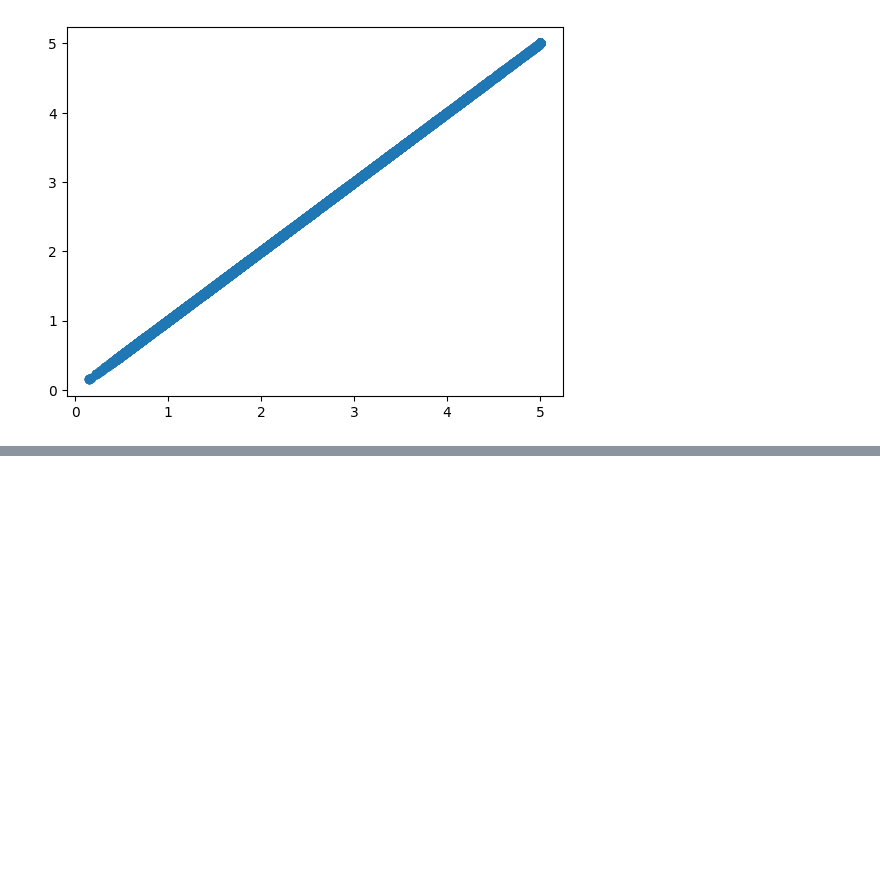
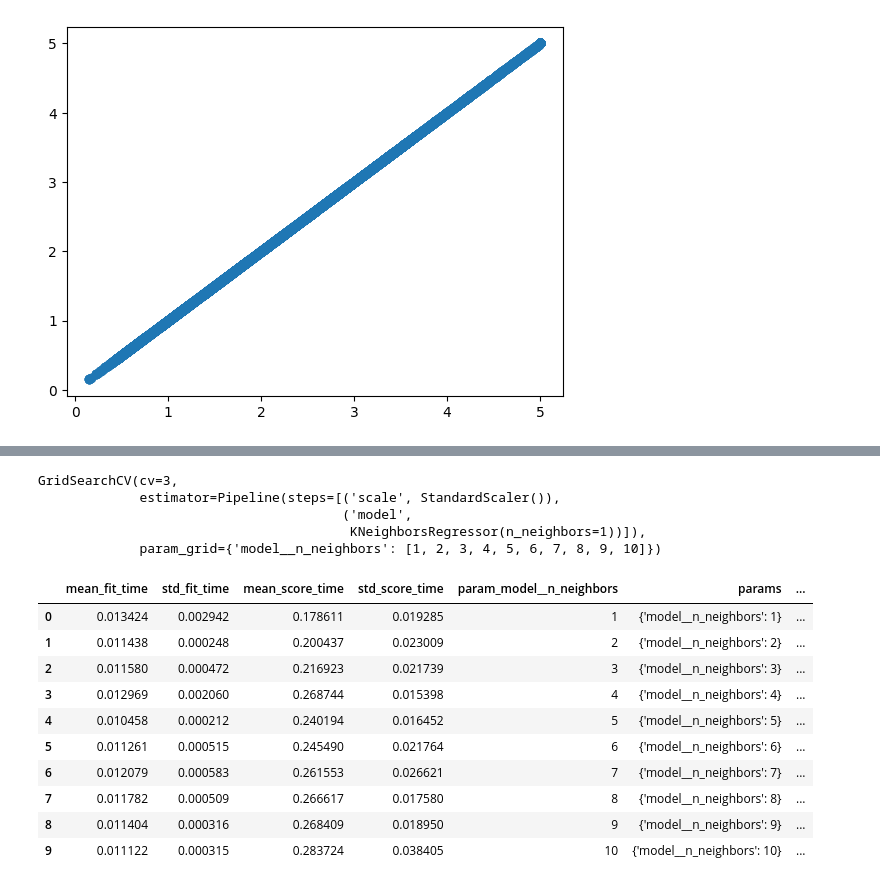
Before and after one commit to Avinash-Tamarapalli/MachineLearning, a Jupyter notebook: ScikitLearn/scikitLearn.ipynb, the cells around one changed output, grey strips where cells are left out. Saved outputs shown, nothing was run; the diff lists cells and outputs as text; code cells hidden in the pictures; blank space fills up the shorter version.

Commit message:
GridSearchCV
GridSearchCV

```diff
--- a/ScikitLearn/scikitLearn.ipynb
+++ b/ScikitLearn/scikitLearn.ipynb
@@ -69,0 +74,6 @@ plt.scatter(pred, y)
+# %%
+pipe = Pipeline([
+    ("scale", StandardScaler()),
+    ("model", KNeighborsRegressor(n_neighbors= 1))
+])
+pipe.get_params()
@@ -69,0 +99,26 @@ plt.scatter(pred, y)
+# %%
+model = GridSearchCV(estimator= pipe,
+                     param_grid= {'model__n_neighbors': [1,2,3,4,5,6,7,8,9,10]},
+                     cv = 3)
+# %%
+model.fit(X, y)
+# %% [output]
+GridSearchCV(cv=3,
+             estimator=Pipeline(steps=[('scale', StandardScaler()),
+                                       ('model',
+                                        KNeighborsRegressor(n_neighbors=1))]),
+             param_grid={'model__n_neighbors': [1, 2, 3, 4, 5, 6, 7, 8, 9, 10]})
+# %%
+pd.DataFrame(model.cv_results_)
+# %% [output]
+|  | mean_fit_time | std_fit_time | mean_score_time | std_score_time | param_model__n_neighbors | params | ... |
+| 0 | 0.013424 | 0.002942 | 0.178611 | 0.019285 | 1 | {'model__n_neighbors': 1} | ... |
+| 1 | 0.011438 | 0.000248 | 0.200437 | 0.023009 | 2 | {'model__n_neighbors': 2} | ... |
+| 2 | 0.011580 | 0.000472 | 0.216923 | 0.021739 | 3 | {'model__n_neighbors': 3} | ... |
+| 3 | 0.012969 | 0.002060 | 0.268744 | 0.015398 | 4 | {'model__n_neighbors': 4} | ... |
+| 4 | 0.010458 | 0.000212 | 0.240194 | 0.016452 | 5 | {'model__n_neighbors': 5} | ... |
+| 5 | 0.011261 | 0.000515 | 0.245490 | 0.021764 | 6 | {'model__n_neighbors': 6} | ... |
+| 6 | 0.012079 | 0.000583 | 0.261553 | 0.026621 | 7 | {'model__n_neighbors': 7} | ... |
+| 7 | 0.011782 | 0.000509 | 0.266617 | 0.017580 | 8 | {'model__n_neighbors': 8} | ... |
+| 8 | 0.011404 | 0.000316 | 0.268409 | 0.018950 | 9 | {'model__n_neighbors': 9} | ... |
+| 9 | 0.011122 | 0.000315 | 0.283724 | 0.038405 | 10 | {'model__n_neighbors': 10} | ... |
```
Also changed, not shown: parts of 4 cells of this notebook.
